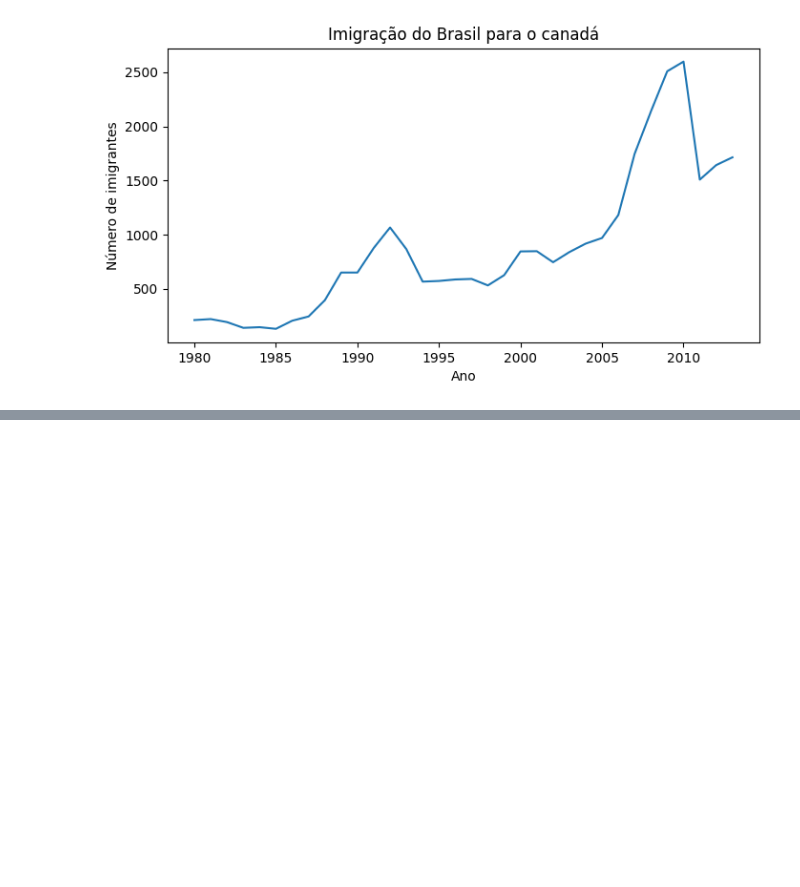
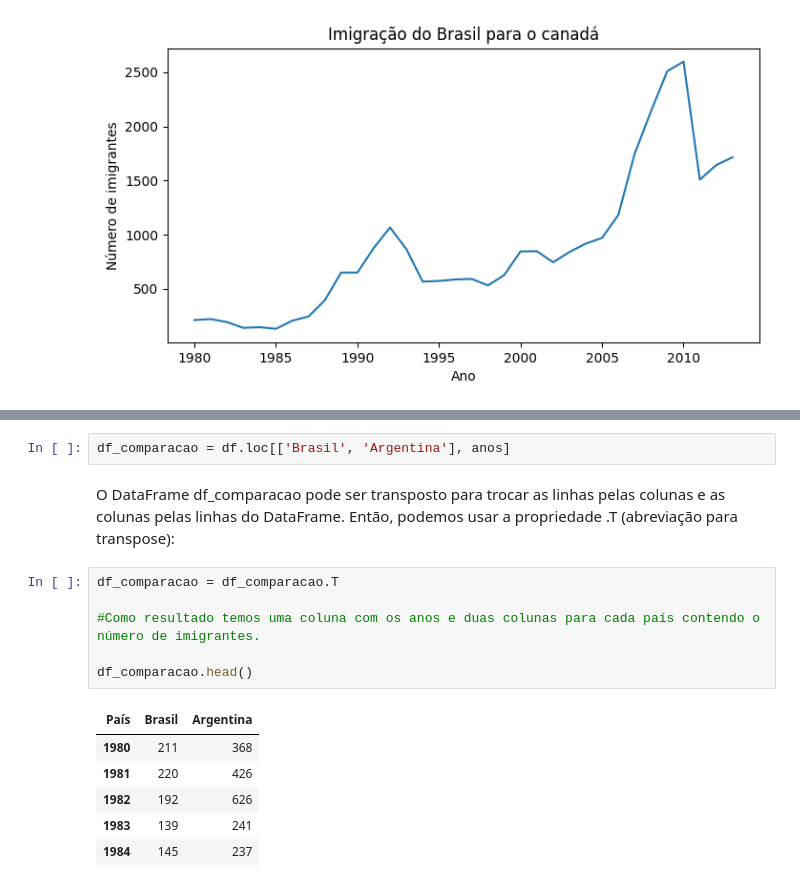
Before and after one commit to dfarneym/data_visualization, a Jupyter notebook: DataVisualization.ipynb, the cells around one changed output, grey strips where cells are left out. Saved outputs shown, nothing was run; the diff lists cells and outputs as text; blank space fills up the shorter version.

```diff
--- a/DataVisualization.ipynb
+++ b/DataVisualization.ipynb
@@ -132,0 +149,17 @@ plt.show()
+# %%
+df_comparacao = df.loc[['Brasil', 'Argentina'], anos]
+# %% [markdown]
+O DataFrame df_comparacao pode ser transposto para trocar as linhas pelas colunas e as colunas pelas linhas do DataFrame. Então, podemos usar a propriedade .T (abreviação para transpose):
+# %%
+df_comparacao = df_comparacao.T
+
+#Como resultado temos uma coluna com os anos e duas colunas para cada país contendo o número de imigrantes.
+
+df_comparacao.head()
+# %% [output]
+| País | Brasil | Argentina |
+| 1980 | 211 | 368 |
+| 1981 | 220 | 426 |
+| 1982 | 192 | 626 |
+| 1983 | 139 | 241 |
+| 1984 | 145 | 237 |
```
Also changed, not shown: parts of 3 cells of this notebook.
